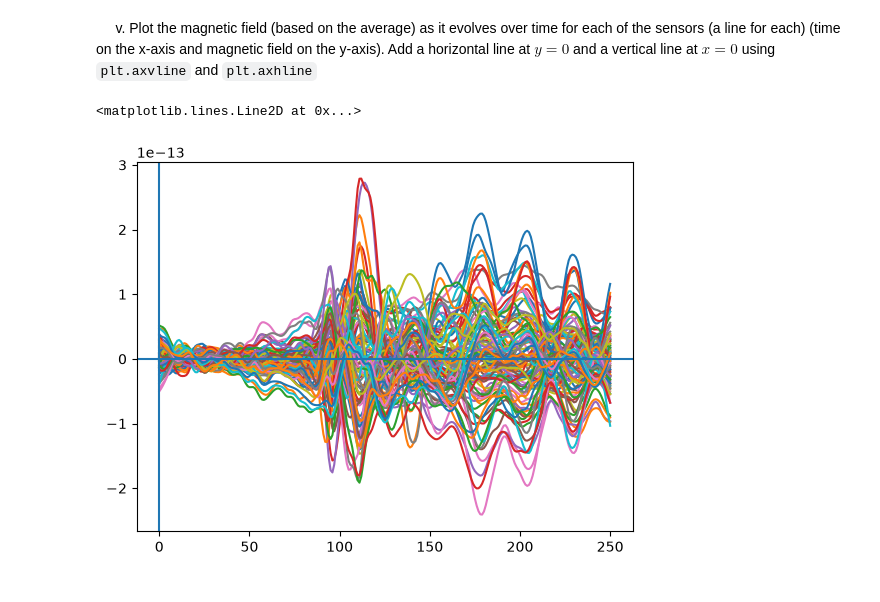
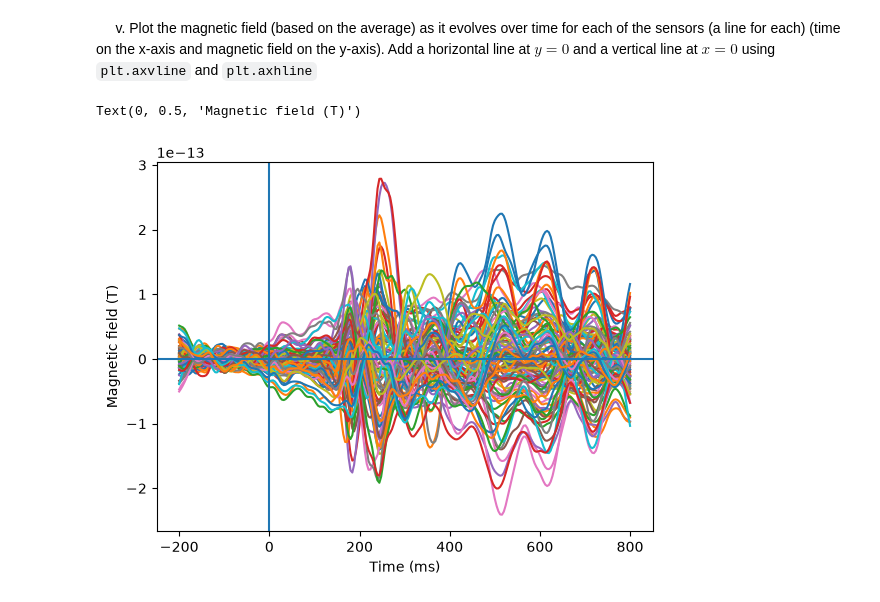
Before and after one commit to alfbeedholm/Methods_3_assignments_group_2, a Jupyter notebook: assignment_2/assignment_2 - Florin.ipynb, the cells around one changed output. Drawn from its saved outputs; the diff is of its cells as text; code cells hidden in the pictures.

```diff
--- a/assignment_2/assignment_2 - Florin.ipynb
+++ b/assignment_2/assignment_2 - Florin.ipynb
@@ -59,10 +57,12 @@ avg_per_rep = np.mean(megmag_data, axis=0)
 &nbsp;&nbsp;&nbsp;&nbsp;    v. Plot the magnetic field (based on the average) as it evolves over time for each of the sensors (a line for each) (time on the x-axis and magnetic field on the y-axis). Add a horizontal line at $y = 0$ and a vertical line at $x = 0$ using `plt.axvline` and `plt.axhline`
 # %%
 for i in range(len(avg_per_rep)):
-    plt.plot(avg_per_rep[i])
+    plt.plot(times,avg_per_rep[i])
 plt.axvline(0)
 plt.axhline(0)
+plt.xlabel('Time (ms)')
+plt.ylabel('Magnetic field (T)')
 # %% [output]
-<matplotlib.lines.Line2D at 0x...>
+Text(0, 0.5, 'Magnetic field (T)')
-[figure, old version]
+[figure, new version]
 # %% [markdown]
```
Also changed, not shown: parts of 14 cells of this notebook.
